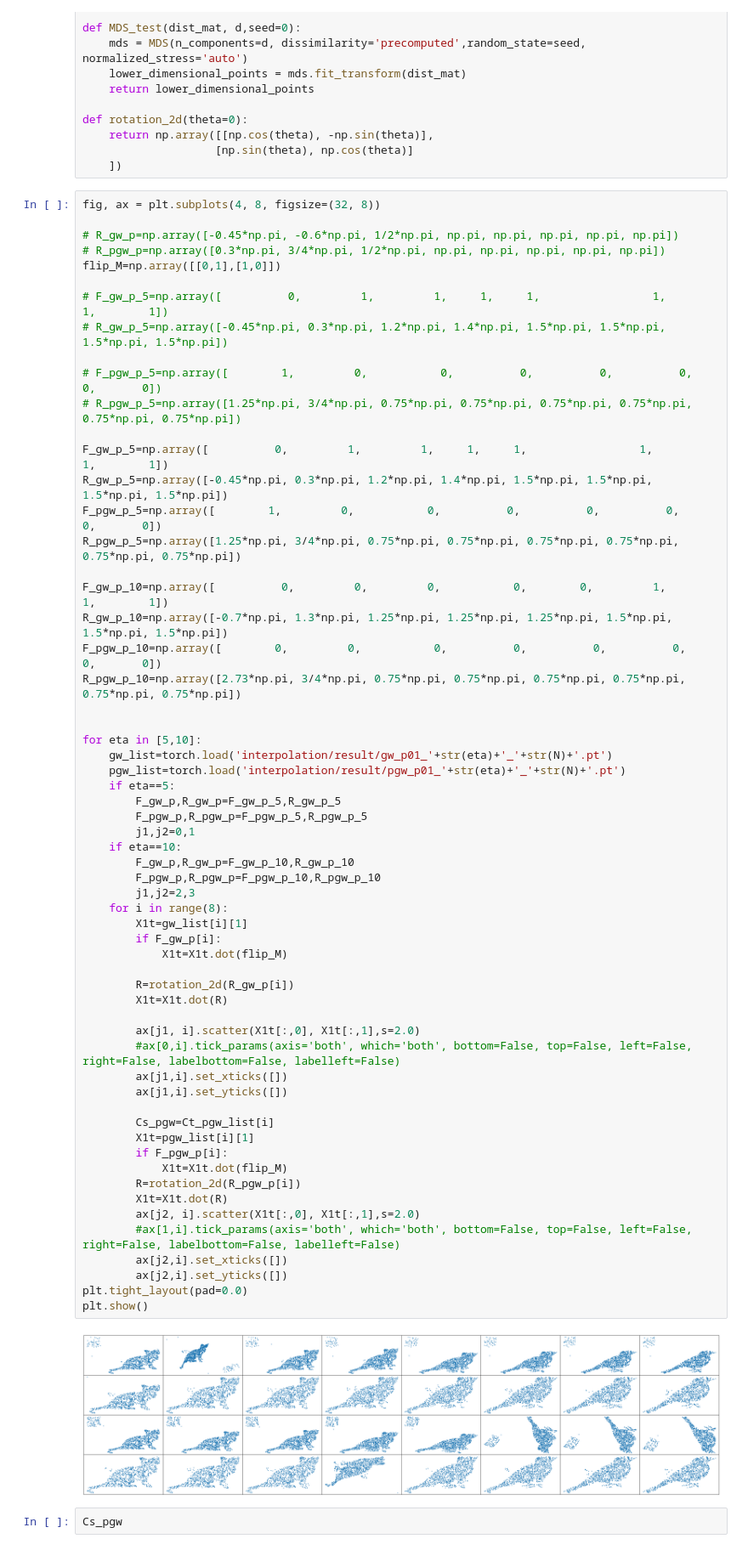
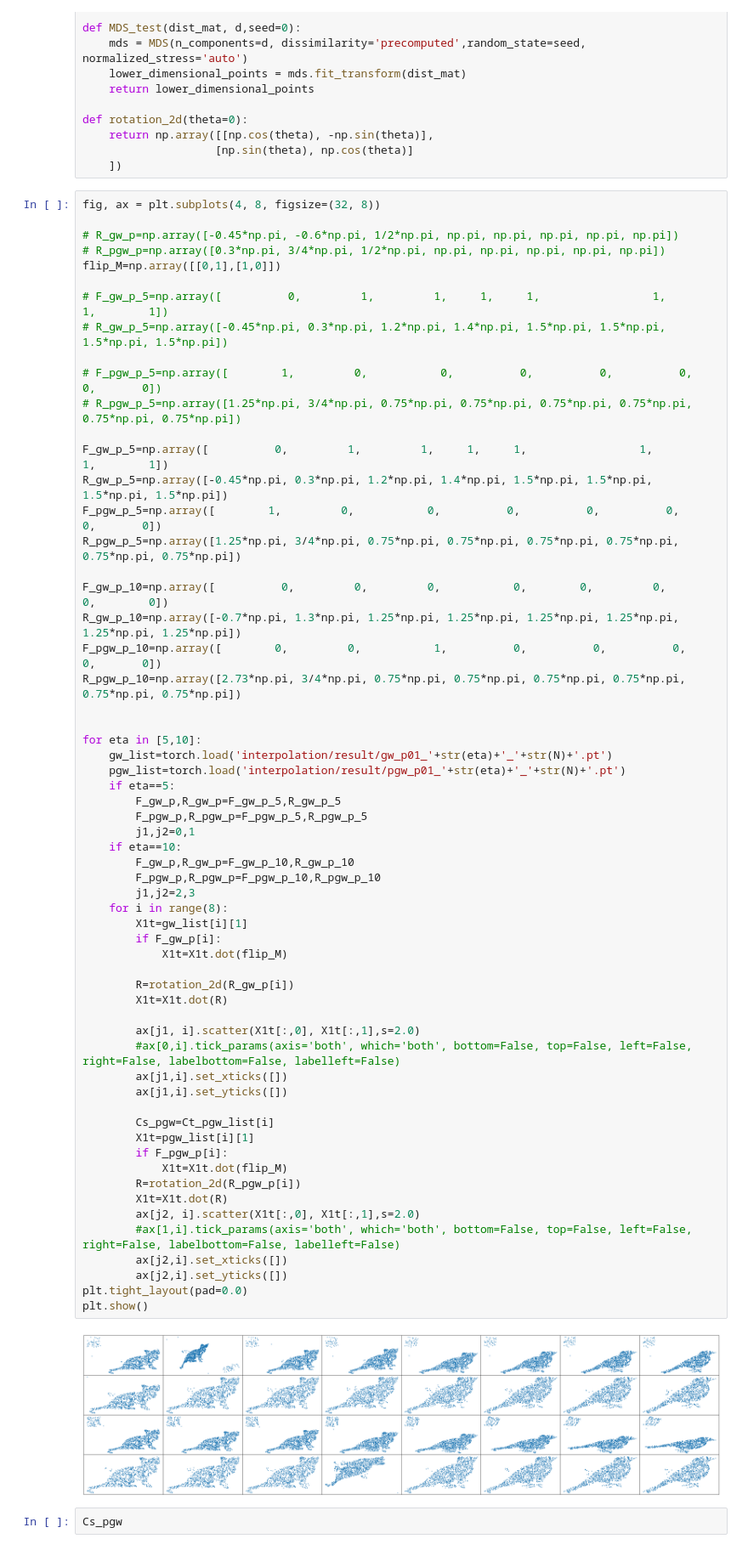
Before and after one commit to mint-vu/PGW_Metric, a Jupyter notebook: barycenter.ipynb, the cells around one changed output. Shown at 85% size. Drawn from its saved outputs; the diff is of its cells as text.

```diff
--- a/barycenter.ipynb
+++ b/barycenter.ipynb
@@ -966,9 +966,9 @@ R_gw_p_5=np.array([-0.45*np.pi, 0.3*np.pi, 1.2*np.pi, 1.4*np.pi, 1.5*np.pi, 1.5*
 F_pgw_p_5=np.array([        1,         0,           0,          0,          0,          0,          0,       0])
 R_pgw_p_5=np.array([1.25*np.pi, 3/4*np.pi, 0.75*np.pi, 0.75*np.pi, 0.75*np.pi, 0.75*np.pi, 0.75*np.pi, 0.75*np.pi])
 
-F_gw_p_10=np.array([          0,         0,         0,           0,        0,         1,         1,        1])
-R_gw_p_10=np.array([-0.7*np.pi, 1.3*np.pi, 1.25*np.pi, 1.25*np.pi, 1.25*np.pi, 1.5*np.pi, 1.5*np.pi, 1.5*np.pi])
-F_pgw_p_10=np.array([        0,         0,           0,          0,          0,          0,          0,       0])
+F_gw_p_10=np.array([          0,         0,         0,           0,        0,         0,         0,        0])
+R_gw_p_10=np.array([-0.7*np.pi, 1.3*np.pi, 1.25*np.pi, 1.25*np.pi, 1.25*np.pi, 1.25*np.pi, 1.25*np.pi, 1.25*np.pi])
+F_pgw_p_10=np.array([        0,         0,           1,          0,          0,          0,          0,       0])
 R_pgw_p_10=np.array([2.73*np.pi, 3/4*np.pi, 0.75*np.pi, 0.75*np.pi, 0.75*np.pi, 0.75*np.pi, 0.75*np.pi, 0.75*np.pi])
 
 
@@ -982,34 +982,34 @@ for eta in [5,10]:
     if eta==10:
         F_gw_p,R_gw_p=F_gw_p_10,R_gw_p_10
         F_pgw_p,R_pgw_p=F_pgw_p_10,R_pgw_p_10
         j1,j2=2,3
     for i in range(8):
         X1t=gw_list[i][1]
         if F_gw_p[i]:
             X1t=X1t.dot(flip_M)
 
         R=rotation_2d(R_gw_p[i])
         X1t=X1t.dot(R)
 
         ax[j1, i].scatter(X1t[:,0], X1t[:,1],s=2.0)
         #ax[0,i].tick_params(axis='both', which='both', bottom=False, top=False, left=False, right=False, labelbottom=False, labelleft=False)
         ax[j1,i].set_xticks([])
         ax[j1,i].set_yticks([])
 
         Cs_pgw=Ct_pgw_list[i]
         X1t=pgw_list[i][1]
         if F_pgw_p[i]:
             X1t=X1t.dot(flip_M)
         R=rotation_2d(R_pgw_p[i])
         X1t=X1t.dot(R)
         ax[j2, i].scatter(X1t[:,0], X1t[:,1],s=2.0)
         #ax[1,i].tick_params(axis='both', which='both', bottom=False, top=False, left=False, right=False, labelbottom=False, labelleft=False)
         ax[j2,i].set_xticks([])
         ax[j2,i].set_yticks([])
 plt.tight_layout(pad=0.0)
 plt.show()
 # %% [output]
-[figure, old version]
+[figure, new version]
 # %%
 Cs_pgw
 # %% [output]
```
